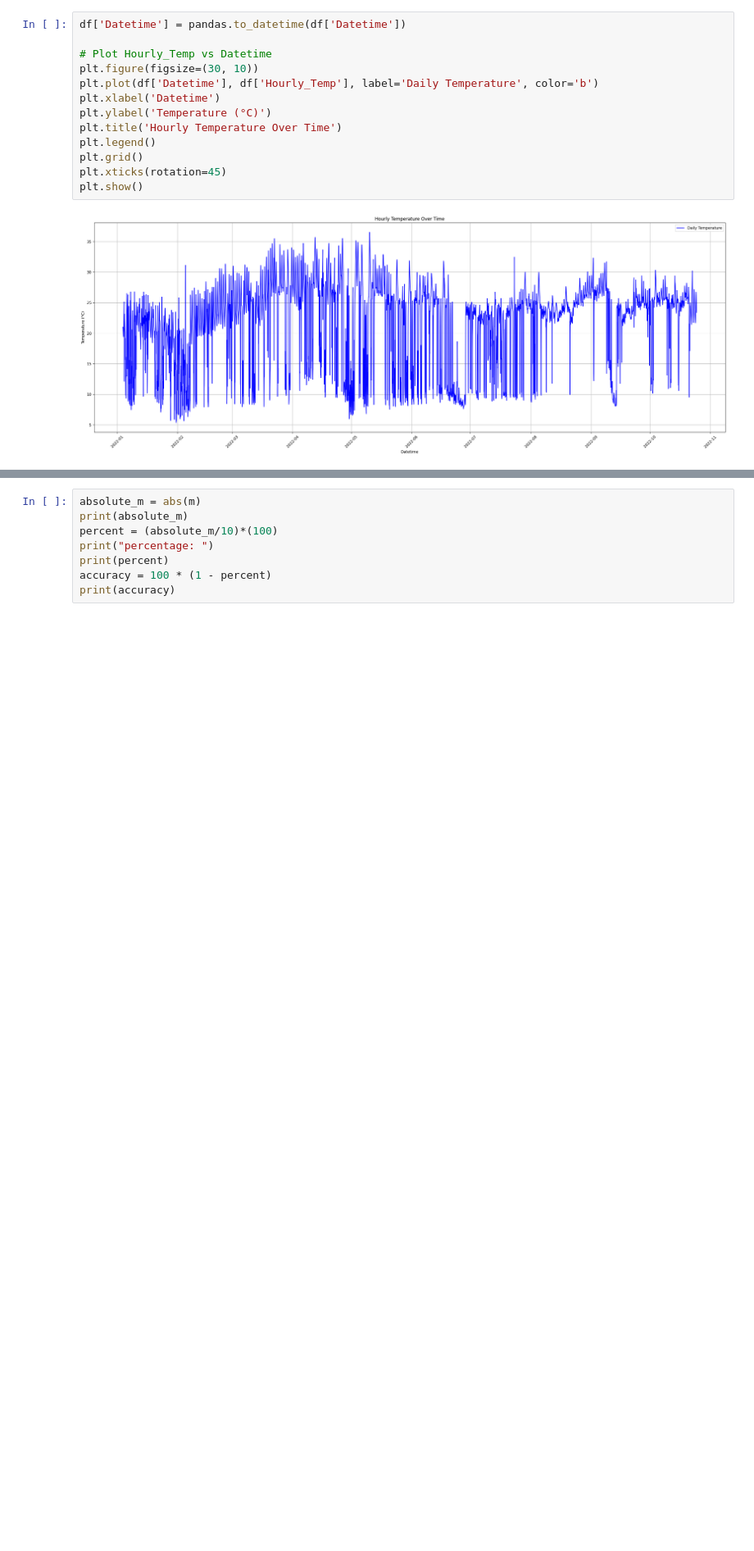
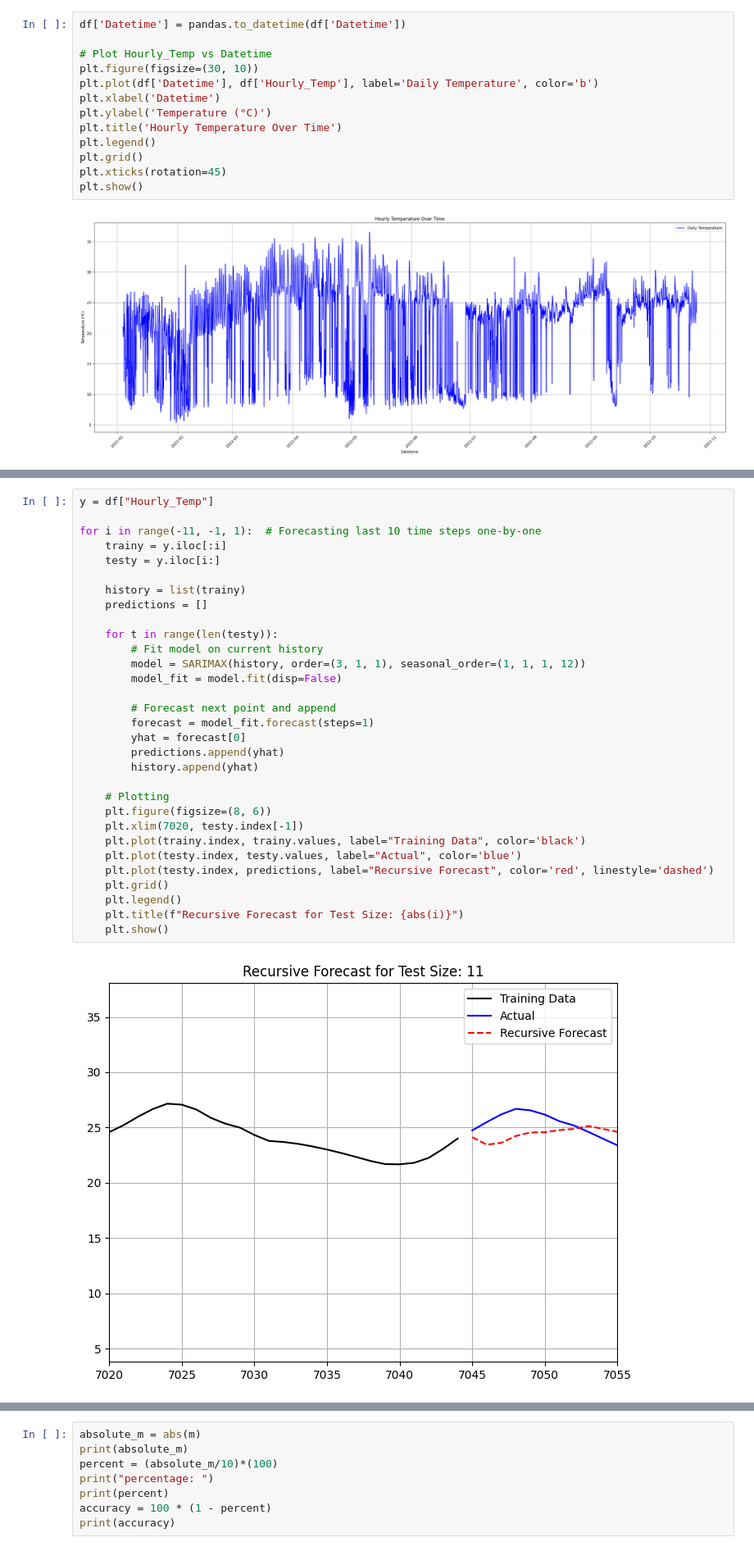
Before and after one commit to Grid-Resilience-Wentworth-Collaboration/time-series-tutorials-2025, a Jupyter notebook: WeatherPrediction.ipynb, the cells around one changed output, grey strips where cells are left out. Shown at 82% size. Drawn from its saved outputs; the diff is of its cells as text; blank space fills up the shorter version.

```diff
--- a/WeatherPrediction.ipynb
+++ b/WeatherPrediction.ipynb
@@ -120,3 +120,36 @@ Actual:
 
 --------------------------------------------------
 ... (8 outputs left out)
+# %%
+y = df["Hourly_Temp"]
+
+for i in range(-11, -1, 1):  # Forecasting last 10 time steps one-by-one
+    trainy = y.iloc[:i]
+    testy = y.iloc[i:]
+
+    history = list(trainy)
+    predictions = []
+
+    for t in range(len(testy)):
+        # Fit model on current history
+        model = SARIMAX(history, order=(3, 1, 1), seasonal_order=(1, 1, 1, 12))
+        model_fit = model.fit(disp=False)
+
+        # Forecast next point and append
+        forecast = model_fit.forecast(steps=1)
+        yhat = forecast[0]
+        predictions.append(yhat)
+        history.append(yhat)
+
+    # Plotting
+    plt.figure(figsize=(8, 6))
+    plt.xlim(7020, testy.index[-1])
+    plt.plot(trainy.index, trainy.values, label="Training Data", color='black')
+    plt.plot(testy.index, testy.values, label="Actual", color='blue')
+    plt.plot(testy.index, predictions, label="Recursive Forecast", color='red', linestyle='dashed')
+    plt.grid()
+    plt.legend()
+    plt.title(f"Recursive Forecast for Test Size: {abs(i)}")
+    plt.show()
+# %% [output]
+[figure, added]
```
Also changed, not shown: parts of 2 cells of this notebook, 1 other file.
